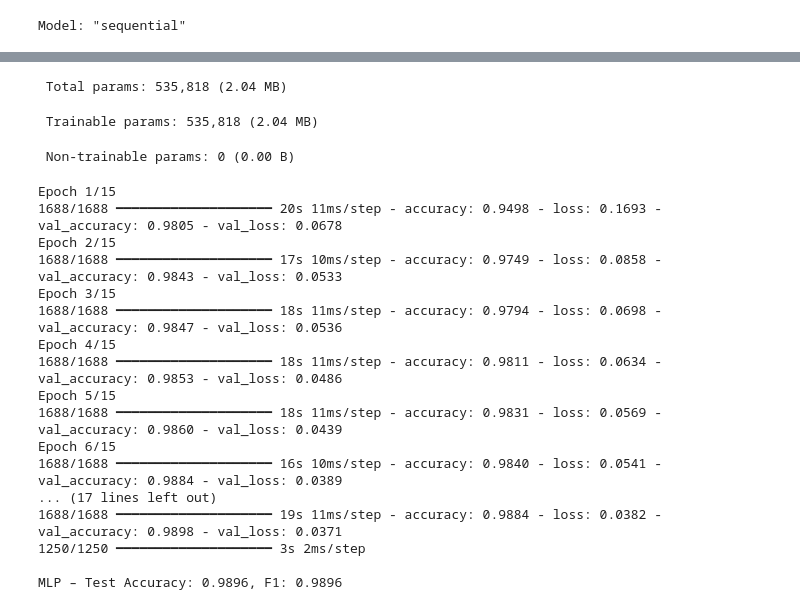
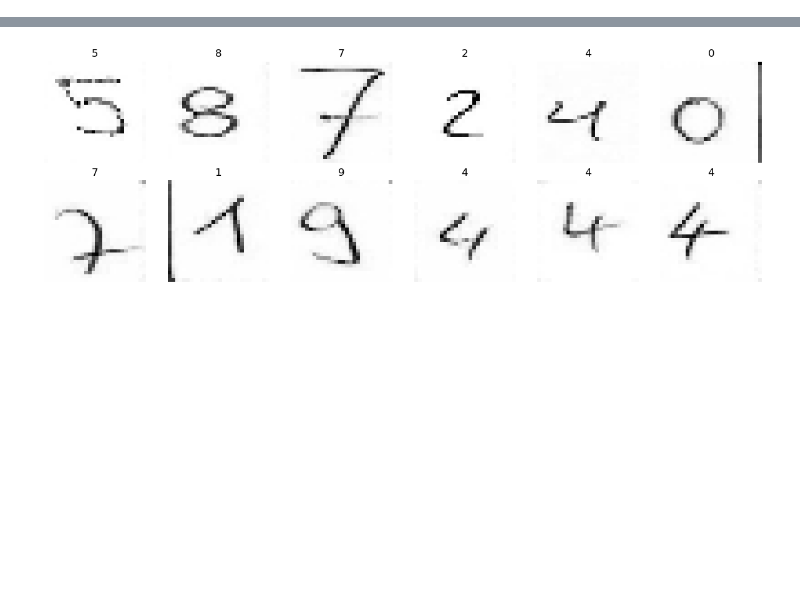
Before and after one commit to samin99kc/NeuralNetwork, a Jupyter notebook: human Activity.ipynb, the cells around one changed output, grey strips where cells are left out. Saved outputs shown, nothing was run; the diff lists cells and outputs as text; code cells hidden in the pictures; blank space fills up the shorter version.

```diff
--- a/human Activity.ipynb
+++ b/human Activity.ipynb
@@ -117,15 +76,0 @@ Test size : 39999
-# %%
-# =====================================
-# some sample images
-# =====================================
-def show_samples(X, y, n=16):
-    plt.figure(figsize=(6,6))
-    for i in range(n):
-        plt.subplot(4,4,i+1)
-        plt.imshow(X[i].reshape(28,28), cmap="gray")
-        plt.title(int(y[i]))
-        plt.axis("off")
-    plt.tight_layout()
-    plt.show()
-
-show_samples(X_train_img, y_train, n=16)
@@ -134,36 +77,14 @@ show_samples(X_train_img, y_train, n=16)
 # %%
-# ======================================
-#  MLP Classification
-# ======================================
+def show_samples(X, y, n=12):
+    plt.figure(figsize=(12, 4))
+    idxs = np.random.choice(len(X), size=n, replace=False)
+    for i, idx in enumerate(idxs):
+        plt.subplot(2, n//2, i+1)
+        plt.imshow(X[idx].squeeze(), cmap="gray")
+        plt.title(int(y[idx]))
+        plt.axis("off")
+    plt.tight_layout()
+    plt.show()
 
-def build_mlp(input_dim, num_classes):
-    model = models.Sequential([
-        layers.Input(shape=(input_dim,)),
-        layers.Dense(512, activation="relu"),
-        layers.Dropout(0.4),
-        layers.Dense(256, activation="relu"),
-        layers.Dropout(0.4),
-        layers.Dense(num_classes, activation="softmax"),
-    ])
-    model.compile(optimizer="adam",
-                  loss="categorical_crossentropy",
-                  metrics=["accuracy"])
-    return model
-
-mlp_model = build_mlp(784, num_classes)
-mlp_model.summary()
-
-history_mlp = mlp_model.fit(
-    X_train_flat, y_train_oh,
-    validation_split=0.1,
-    epochs=15,
-    batch_size=128,
-    verbose=1
-)
-
-y_pred_mlp = np.argmax(mlp_model.predict(X_test_flat), axis=1)
-acc_mlp = accuracy_score(y_test, y_pred_mlp)
-f1_mlp  = f1_score(y_test, y_pred_mlp, average="weighted")
-print(f"\nMLP – Test Accuracy: {acc_mlp:.4f}, F1: {f1_mlp:.4f}")
+show_samples(X, y, n=12)
 # %% [output]
-Model: "sequential"
@@ -183,20 +91 @@ Model: "sequential"
- Total params: 535,818 (2.04 MB)
- Trainable params: 535,818 (2.04 MB)
- Non-trainable params: 0 (0.00 B)
-Epoch 1/15
-1688/1688 ━━━━━━━━━━━━━━━━━━━━ 20s 11ms/step - accuracy: 0.9498 - loss: 0.1693 - val_accuracy: 0.9805 - val_loss: 0.0678
-Epoch 2/15
-1688/1688 ━━━━━━━━━━━━━━━━━━━━ 17s 10ms/step - accuracy: 0.9749 - loss: 0.0858 - val_accuracy: 0.9843 - val_loss: 0.0533
-Epoch 3/15
-1688/1688 ━━━━━━━━━━━━━━━━━━━━ 18s 11ms/step - accuracy: 0.9794 - loss: 0.0698 - val_accuracy: 0.9847 - val_loss: 0.0536
-Epoch 4/15
-1688/1688 ━━━━━━━━━━━━━━━━━━━━ 18s 11ms/step - accuracy: 0.9811 - loss: 0.0634 - val_accuracy: 0.9853 - val_loss: 0.0486
-Epoch 5/15
-1688/1688 ━━━━━━━━━━━━━━━━━━━━ 18s 11ms/step - accuracy: 0.9831 - loss: 0.0569 - val_accuracy: 0.9860 - val_loss: 0.0439
-Epoch 6/15
-1688/1688 ━━━━━━━━━━━━━━━━━━━━ 16s 10ms/step - accuracy: 0.9840 - loss: 0.0541 - val_accuracy: 0.9884 - val_loss: 0.0389
-... (17 lines left out)
-1688/1688 ━━━━━━━━━━━━━━━━━━━━ 19s 11ms/step - accuracy: 0.9884 - loss: 0.0382 - val_accuracy: 0.9898 - val_loss: 0.0371
-1250/1250 ━━━━━━━━━━━━━━━━━━━━ 3s 2ms/step
-
-MLP – Test Accuracy: 0.9896, F1: 0.9896
+[figure, added]
```
Also changed, not shown: parts of 22 cells of this notebook.
